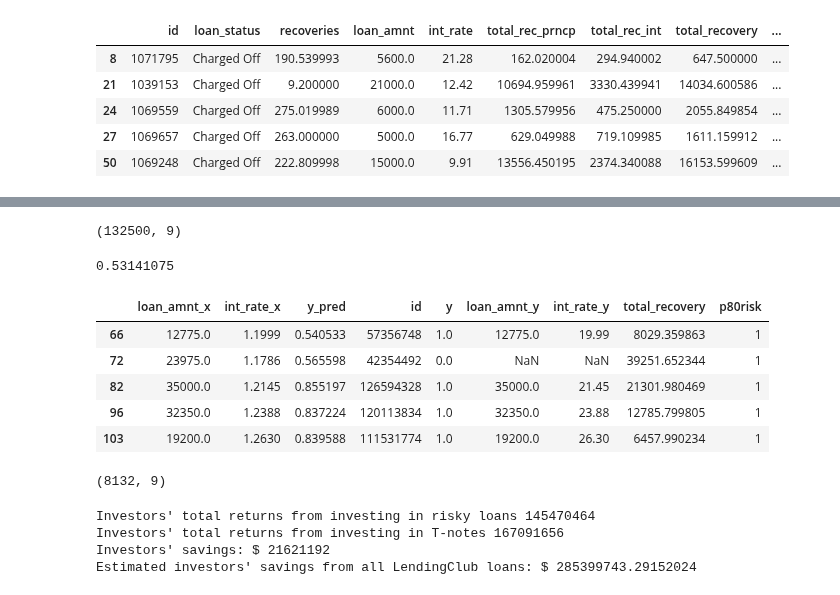
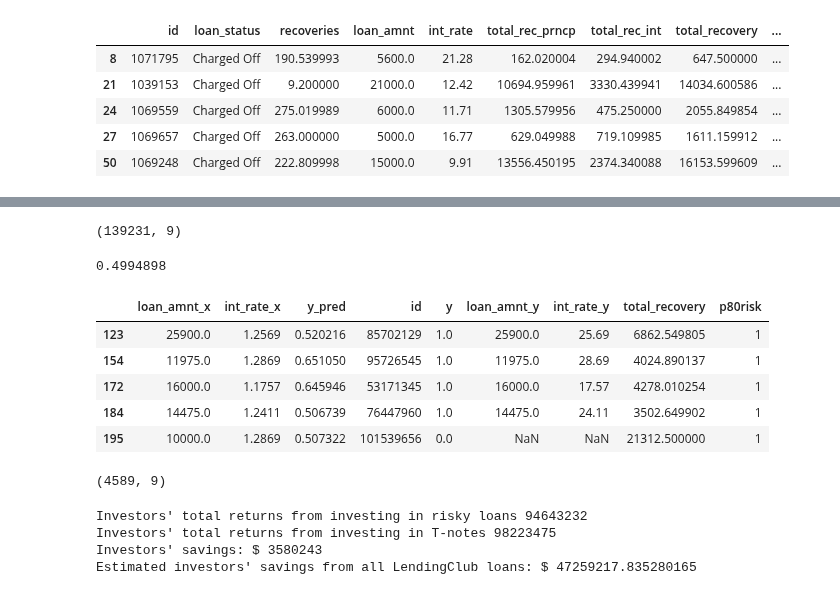
Before and after one commit to MykolaPinchuk/KaggleProjects, a Jupyter notebook: kp102-lc-loaddef.ipynb, the cells around one changed output, grey strips where cells are left out. Cells and saved outputs as stored; diff of their text form; code cells hidden in the pictures.

```diff
--- a/kp102-lc-loaddef.ipynb
+++ b/kp102-lc-loaddef.ipynb
@@ -106,7 +108,7 @@ class CrossFoldEncoder:
 # %%
 time0 = time.time()
 
-with open('../input/lc-sample850k/LCLoans_sample850k.pkl', 'rb') as pickled_one:
+with open('../input/lc-800k-sample/LCLoans_141_800k.pkl', 'rb') as pickled_one:
     df = pickle.load(pickled_one)
 
 display(df.head())
@@ -133,7 +135,7 @@ features_tokeep = ['id', 'loan_status',
  'recoveries', 'total_rec_prncp', 'total_rec_int']
 
 df = df[features_tokeep]
-dc.collect()
+gc.collect()
 
 recoveries = df[df.loan_status.isin(['Charged Off', 'Default'])][[
     'id', 'loan_status', 'recoveries', 'loan_amnt', 'int_rate', 'total_rec_prncp', 'total_rec_int']]
@@ -147,7 +149,6 @@ df.drop(columns = ['il_util', 'max_bal_bc'], inplace=True)
 df.issue_d = df.issue_d.astype('O')
 df.issue_d = pd.to_datetime(df.issue_d, format='%b-%Y')
 df['year_issued']=df.issue_d.dt.year
-#df = df[df.year_issued.isin([2018])]
 
 #df = df.sample(200000, random_state=1)
 df.reset_index(inplace=True, drop=True)
@@ -534,10 +518,11 @@ dtype: int64
 features_fill_M = ['emp_title', 'title']
 features_fill_med = ['dti', 'delinq_2yrs', 'inq_last_6mths', 'open_acc', 'pub_rec', 'revol_util',
                      'total_acc', 'mort_acc', 'pub_rec_bankruptcies', 'bc_open_to_buy','tot_cur_bal_inc', 'total_rev_inc',
-                    'total_bal_ex_mort_inc', 'pct_tl_nvr_dlq', 'percent_bc_gt_75']
+                    'total_bal_ex_mort_inc', 'pct_tl_nvr_dlq', 'percent_bc_gt_75', 'avg_cur_bal_inc',
+                    'mo_sin_rcnt_rev_tl_op', 'num_actv_rev_tl', 'num_op_rev_tl']
 features_fill_zero = ['open_rv_12m', 'open_il_12m', 'emp_length', 'num_tl_90g_dpd_24m',
                       'num_tl_30dpd', 'num_tl_120dpd_2m', 'num_accts_ever_120_pd',
-                     'acc_open_past_24mths']
+                     'acc_open_past_24mths', 'tot_coll_amt']
 
 for col in features_fill_zero:
     df[col] = df[col].fillna(value=0)
@@ -562,10 +547,17 @@ for col in features_fill_med:
     train[col] = train[col].fillna(train[col].median())
     test[col] = test[col].fillna(train[col].median())
 
-df['total_cur_bal'] = df.tot_cur_bal_inc.median()*df.annual_inc
-df['total_rev_hi_lim'] = df.total_rev_inc.median()*df.annual_inc
-df['total_bal_ex_mort'] = df.total_bal_ex_mort_inc.median()*df.annual_inc
+train['total_rev_hi_lim'] = train.total_rev_inc.median()*train.annual_inc
+test['total_rev_hi_lim'] = train.total_rev_inc.median()*test.annual_inc
 
+train['total_bal_ex_mort'] = train.total_bal_ex_mort_inc.median()*train.annual_inc
+test['total_bal_ex_mort'] = train.total_bal_ex_mort_inc.median()*test.annual_inc
+
+train['tot_cur_bal'] = train.tot_cur_bal_inc.median()*train.annual_inc
+test['tot_cur_bal'] = train.tot_cur_bal_inc.median()*test.annual_inc
+
+train['avg_cur_bal'] = train.avg_cur_bal_inc.median()*train.annual_inc
+test['avg_cur_bal'] = train.avg_cur_bal_inc.median()*test.annual_inc
 
 display(train.count())
 # %% [output]
@@ -1053,46 +1045,46 @@ total_recovery    27117
 dtype: int64
 # %%
-# select riskiest loans by calculating decision threshold, giving 20% recall:
+# select riskiest loans by calculating decision threshold, giving 10% recall:
 
-desired_recall = 0.2
+desired_recall = 0.1
 
 temp = recall_t[(recall_t>(desired_recall-0.001))&(recall_t<(desired_recall+0.001))]
 temp = temp[int(len(temp)/2)]
 indexx = ((np.where(recall_t==temp)))[0][0]
 r20threshold = threshold[indexx]
 p80risk = r20threshold
 test['p80risk'] = (test.y_pred>=p80risk).astype(int)
 display(test.shape, p80risk)
 
 risky_loans = test[test.p80risk==1]
 risky_loans.loc[risky_loans.total_recovery.isnull(),'total_recovery']=\
 risky_loans.loan_amnt_x*(risky_loans.int_rate_x**3)
 # when the loan is repaid, I calculate total return and save it into total_recovery column.
 display(risky_loans.head(), risky_loans.shape)
 
 proceeds = risky_loans.total_recovery.sum()
 proceeds_tnotes = (risky_loans.loan_amnt_x.sum())*(1.02**3)
 print("Investors' total returns from investing in risky loans", int(proceeds))
 print("Investors' total returns from investing in T-notes", int(proceeds_tnotes))
 print("Investors' savings: $", int(proceeds_tnotes-proceeds))
 estimated_savings = (proceeds_tnotes-proceeds)*3.3*4
 print("Estimated investors' savings from all LendingClub loans: $", estimated_savings)
 
 
-# In this particular sample, the savings are maximized at 22.2% recall threshold.
-# Then the saving for investors will be $22.089M.
+# In this particular sample, the savings are maximized at 7.1% recall threshold.
+# Then the saving for investors will be $4.6M- 60.7M.
 # %% [output]
-(132500, 9)
+(139231, 9)
-0.53141075
+0.4994898
 |  | loan_amnt_x | int_rate_x | y_pred | id | y | loan_amnt_y | int_rate_y | total_recovery | p80risk |
-| 66 | 12775.0 | 1.1999 | 0.540533 | 57356748 | 1.0 | 12775.0 | 19.99 | 8029.359863 | 1 |
-| 72 | 23975.0 | 1.1786 | 0.565598 | 42354492 | 0.0 | NaN | NaN | 39251.652344 | 1 |
-| 82 | 35000.0 | 1.2145 | 0.855197 | 126594328 | 1.0 | 35000.0 | 21.45 | 21301.980469 | 1 |
-| 96 | 32350.0 | 1.2388 | 0.837224 | 120113834 | 1.0 | 32350.0 | 23.88 | 12785.799805 | 1 |
-| 103 | 19200.0 | 1.2630 | 0.839588 | 111531774 | 1.0 | 19200.0 | 26.30 | 6457.990234 | 1 |
+| 123 | 25900.0 | 1.2569 | 0.520216 | 85702129 | 1.0 | 25900.0 | 25.69 | 6862.549805 | 1 |
+| 154 | 11975.0 | 1.2869 | 0.651050 | 95726545 | 1.0 | 11975.0 | 28.69 | 4024.890137 | 1 |
+| 172 | 16000.0 | 1.1757 | 0.645946 | 53171345 | 1.0 | 16000.0 | 17.57 | 4278.010254 | 1 |
+| 184 | 14475.0 | 1.2411 | 0.506739 | 76447960 | 1.0 | 14475.0 | 24.11 | 3502.649902 | 1 |
+| 195 | 10000.0 | 1.2869 | 0.507322 | 101539656 | 0.0 | NaN | NaN | 21312.500000 | 1 |
-(8132, 9)
+(4589, 9)
-Investors' total returns from investing in risky loans 145470464
-Investors' total returns from investing in T-notes 167091656
-Investors' savings: $ 21621192
-Estimated investors' savings from all LendingClub loans: $ 285399743.29152024
+Investors' total returns from investing in risky loans 94643232
+Investors' total returns from investing in T-notes 98223475
+Investors' savings: $ 3580243
+Estimated investors' savings from all LendingClub loans: $ 47259217.835280165
 # %% [markdown]
```
Also changed, not shown: parts of 31 cells of this notebook.
